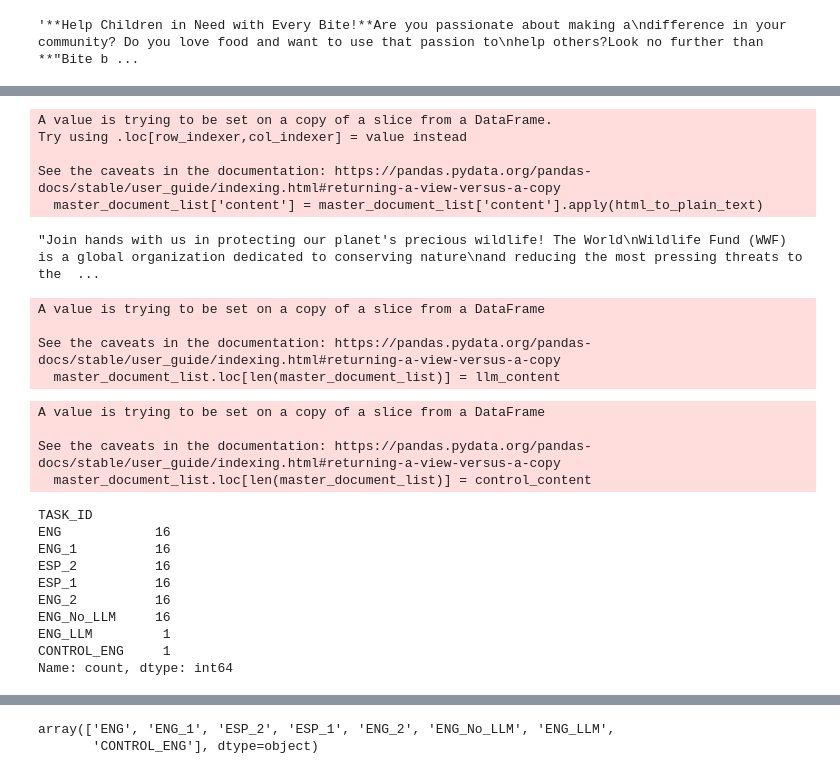
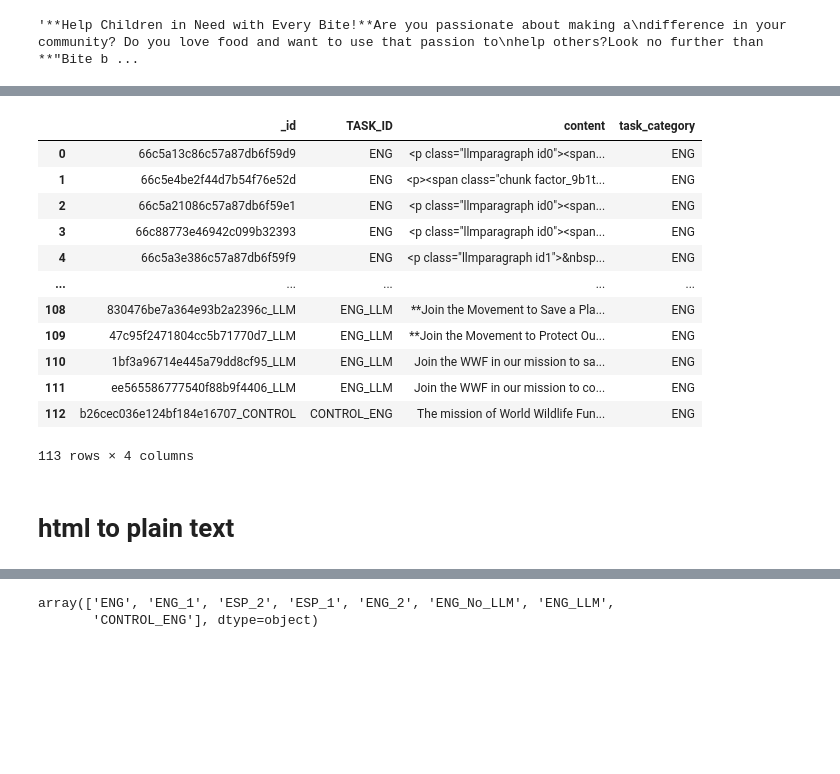
Before and after one commit to shreyan2020/cillm, a Jupyter notebook: analysis/notebooks/logic_to_get_persuasive_texts.ipynb, the cells around one changed output, grey strips where cells are left out. Cells and saved outputs as stored; diff of their text form; code cells hidden in the pictures; blank space fills up the shorter version.

```diff
--- a/analysis/notebooks/logic_to_get_persuasive_texts.ipynb
+++ b/analysis/notebooks/logic_to_get_persuasive_texts.ipynb
@@ -69,0 +129,28 @@ master_document_list
+# %%
+master_document_list = df[['_id', 'TASK_ID', 'content']]
+master_document_list = pd.concat([master_document_list, llm_text_selected], ignore_index=True)
+
+control_content = {'_id': str(uuid.uuid4().hex[:24]) + '_CONTROL', 'TASK_ID':'CONTROL_ENG', 'content':control_text}
+master_document_list.loc[len(master_document_list)] = control_content
+
+master_document_list['task_category'] = master_document_list['TASK_ID'].map(
+    lambda x: "ENG" if "ENG" in x else "ESP"
+)
+
+master_document_list
+# %% [output]
+|  | _id | TASK_ID | content | task_category |
+| 0 | 66c5a13c86c57a87db6f59d9 | ENG | <p class="llmparagraph id0"><span... | ENG |
+| 1 | 66c5e4be2f44d7b54f76e52d | ENG | <p><span class="chunk factor_9b1t... | ENG |
+| 2 | 66c5a21086c57a87db6f59e1 | ENG | <p class="llmparagraph id0"><span... | ENG |
+| 3 | 66c88773e46942c099b32393 | ENG | <p class="llmparagraph id0"><span... | ENG |
+| 4 | 66c5a3e386c57a87db6f59f9 | ENG | <p class="llmparagraph id1">&nbsp... | ENG |
+| ... | ... | ... | ... | ... |
+| 108 | 830476be7a364e93b2a2396c_LLM | ENG_LLM | **Join the Movement to Save a Pla... | ENG |
+| 109 | 47c95f2471804cc5b71770d7_LLM | ENG_LLM | **Join the Movement to Protect Ou... | ENG |
+| 110 | 1bf3a96714e445a79dd8cf95_LLM | ENG_LLM | Join the WWF in our mission to sa... | ENG |
+| 111 | ee565586777540f88b9f4406_LLM | ENG_LLM | Join the WWF in our mission to co... | ENG |
+| 112 | b26cec036e124bf184e16707_CONTROL | CONTROL_ENG | The mission of World Wildlife Fun... | ENG |
+113 rows × 4 columns
+# %% [markdown]
+# html to plain text
@@ -93,15 +183,3 @@ def html_to_plain_text(html_content):
     # plain_text = "\n".join(line.strip() for line in plain_text.splitlines() if line.strip())
 
     return h.handle(html_content)
-# %%
-master_document_list['content'] = master_document_list['content'].apply(html_to_plain_text)
-# %% [output]
-A value is trying to be set on a copy of a slice from a DataFrame.
-Try using .loc[row_indexer,col_indexer] = value instead
-
-See the caveats in the documentation: https://pandas.pydata.org/pandas-docs/stable/user_guide/indexing.html#returning-a-view-versus-a-copy
-  master_document_list['content'] = master_document_list['content'].apply(html_to_plain_text)
-# %%
-master_document_list.iloc[0]['content']
-# %% [output]
-"Join hands with us in protecting our planet's precious wildlife! The World\nWildlife Fund (WWF) is a global organization dedicated to conserving nature\nand reducing the most pressing threats to the  ...
@@ -133,8 +185,0 @@ Donate now and become part of our global community working towards a brighter fu
-# %%
-llm_content = {'_id': 'LLM', 'TASK_ID':'ENG_LLM', 'content':llm_text}
-master_document_list.loc[len(master_document_list)] = llm_content
-# %% [output]
-A value is trying to be set on a copy of a slice from a DataFrame
-
-See the caveats in the documentation: https://pandas.pydata.org/pandas-docs/stable/user_guide/indexing.html#returning-a-view-versus-a-copy
-  master_document_list.loc[len(master_document_list)] = llm_content
@@ -147,21 +185,0 @@ We seek to be the voice for those creatures who have no voice. We speak for thei
-# %%
-control_content = {'_id': 'CONTROL', 'TASK_ID':'CONTROL_ENG', 'content':control_text}
-master_document_list.loc[len(master_document_list)] = control_content
-# %% [output]
-A value is trying to be set on a copy of a slice from a DataFrame
-
-See the caveats in the documentation: https://pandas.pydata.org/pandas-docs/stable/user_guide/indexing.html#returning-a-view-versus-a-copy
-  master_document_list.loc[len(master_document_list)] = control_content
-# %%
-master_document_list['TASK_ID'].value_counts()
-# %% [output]
-TASK_ID
-ENG            16
-ENG_1          16
-ESP_2          16
-ESP_1          16
-ENG_2          16
-ENG_No_LLM     16
-ENG_LLM         1
-CONTROL_ENG     1
-Name: count, dtype: int64
```
Also changed, not shown: parts of 26 cells of this notebook, 14 other files.
